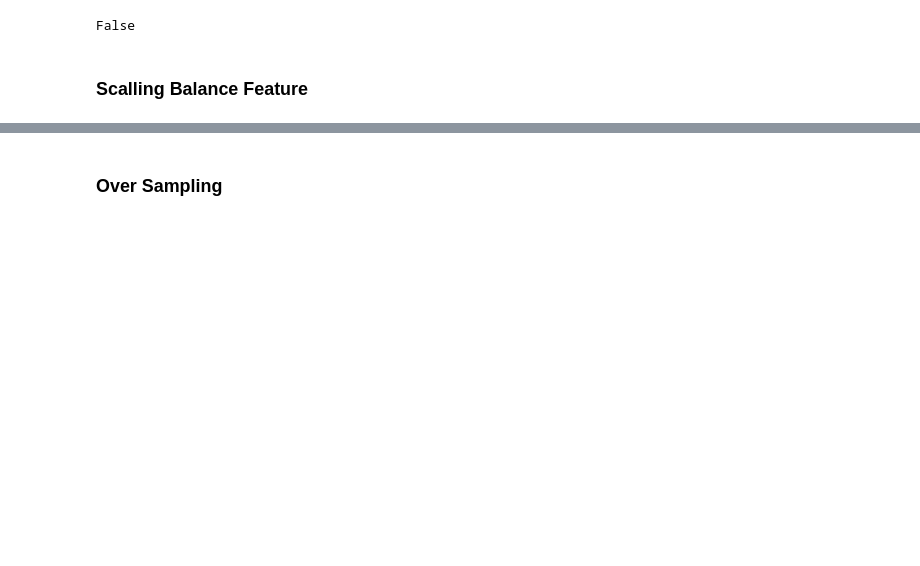
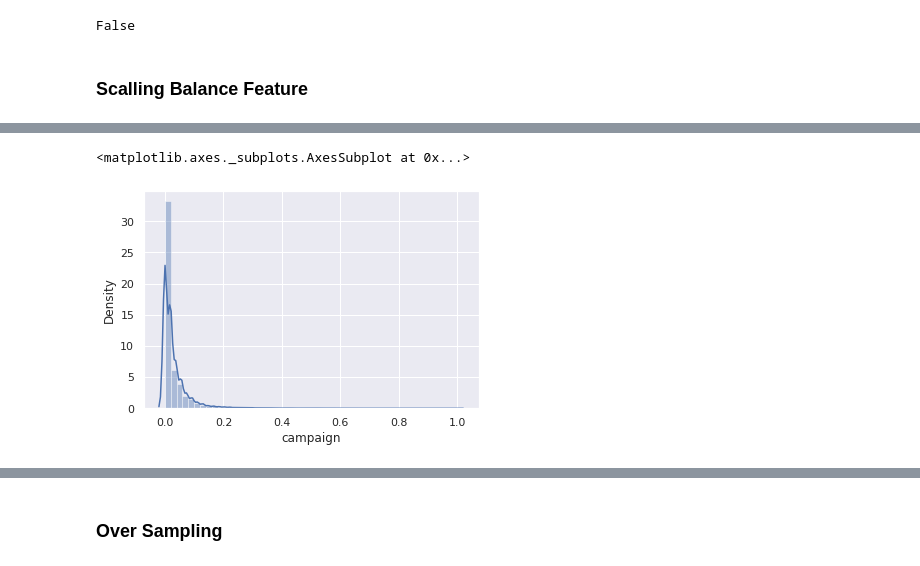
Before and after one commit to anshudhanshu/Bank-Marketing-Effectiveness-Prediction, a Jupyter notebook: Sudhanshu_Rawat_Team_1_Bank_Marketing_Effectiveness_Prediction_Capstone_Project_3.ipynb, the cells around one changed output, grey strips where cells are left out. Saved outputs shown, nothing was run; the diff lists cells and outputs as text; code cells hidden in the pictures; blank space fills up the shorter version.

```diff
--- a/Sudhanshu_Rawat_Team_1_Bank_Marketing_Effectiveness_Prediction_Capstone_Project_3.ipynb
+++ b/Sudhanshu_Rawat_Team_1_Bank_Marketing_Effectiveness_Prediction_Capstone_Project_3.ipynb
@@ -397,3 +377,8 @@ sns.distplot(final_df['Scalled_balance'])
+# %%
+sns.distplot(final_df['campaign'])
+# %% [output]
+<matplotlib.axes._subplots.AxesSubplot at 0x...>
+[figure, added]
 # %%
 final_df.isnull().sum()
 # %% [output]
```
Also changed, not shown: parts of 47 cells of this notebook.
